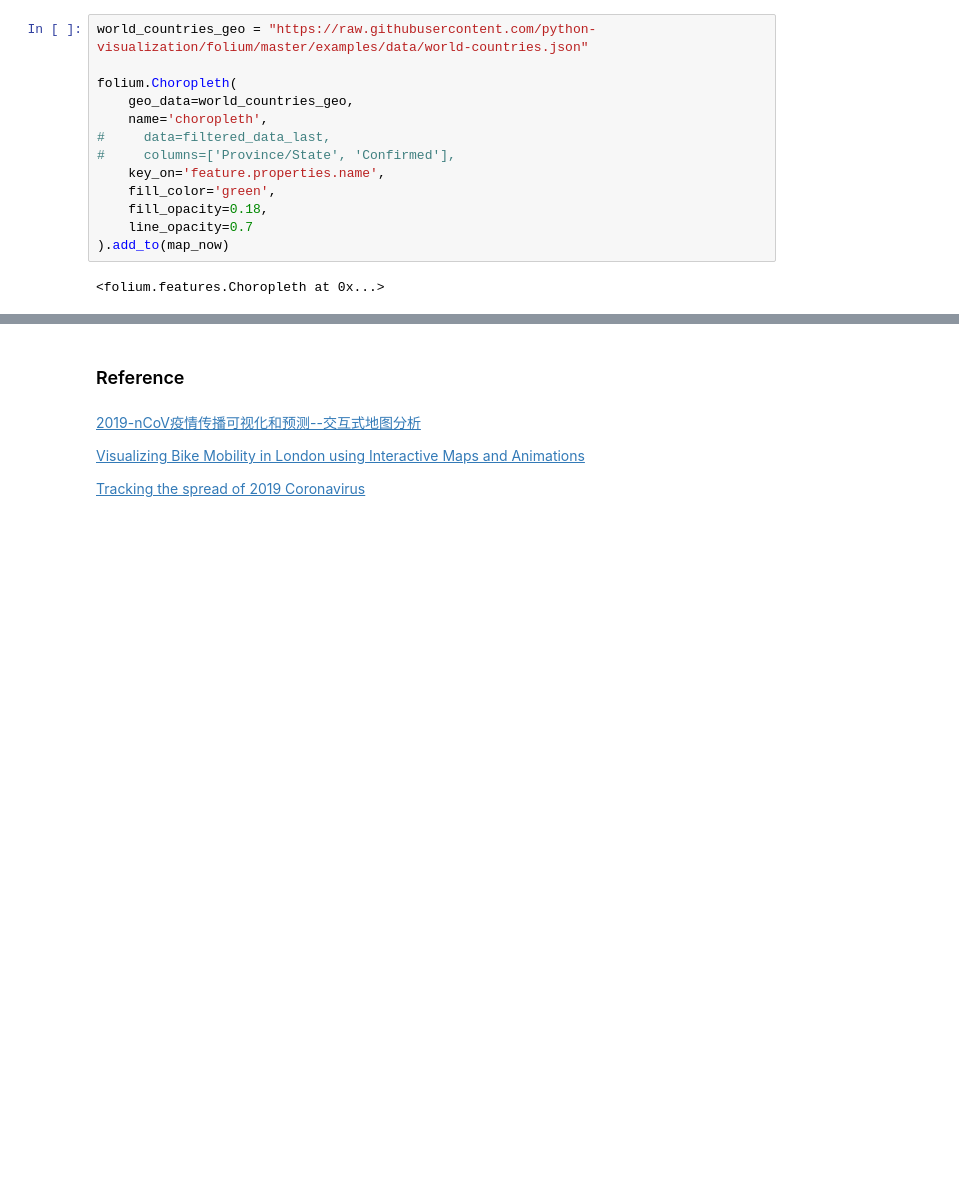
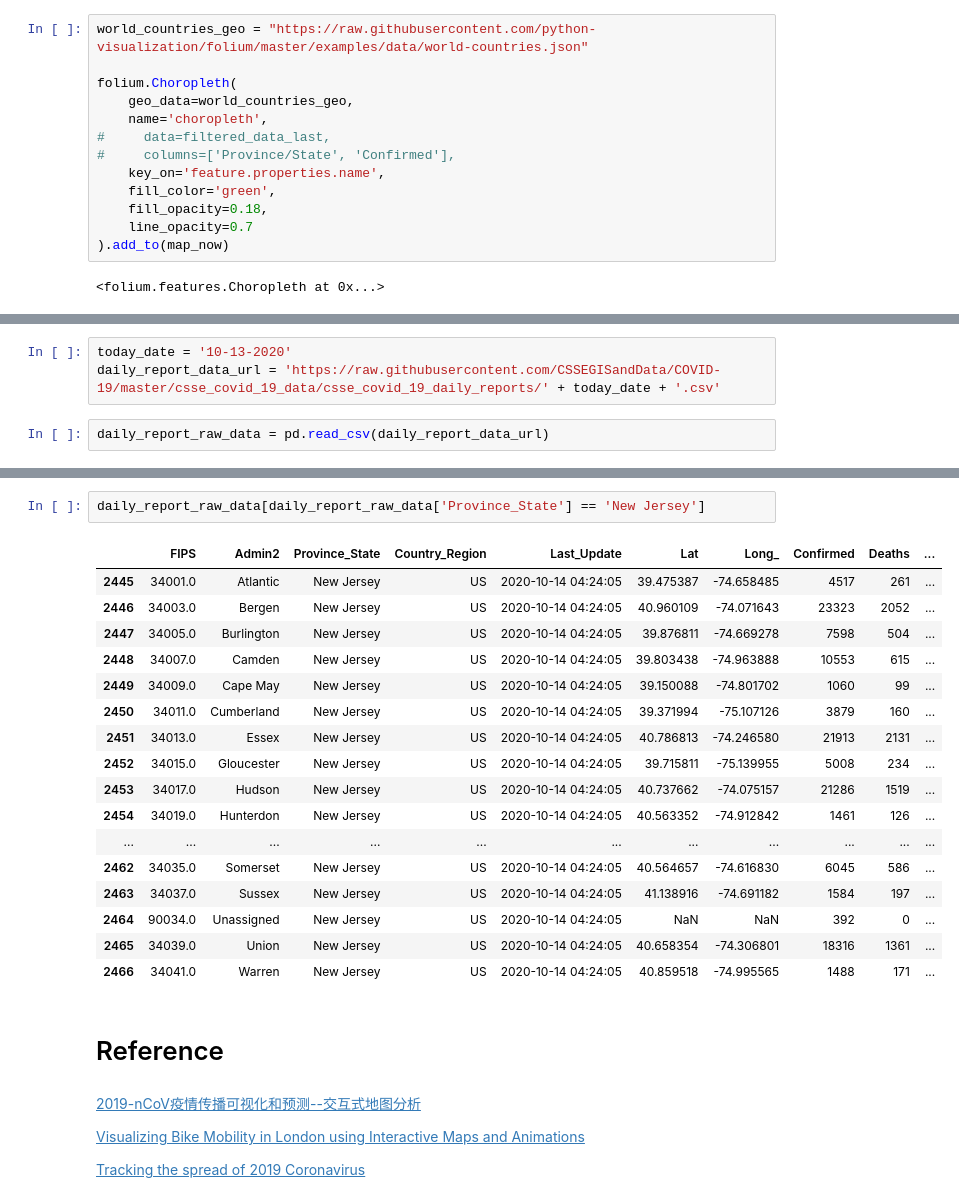
Before and after one commit to RedShuuu/Mix, a Jupyter notebook: COVID19/covid_data_analysis.ipynb, the cells around one changed output, grey strips where cells are left out. Drawn from its saved outputs; the diff is of its cells as text; blank space fills up the shorter version.

```diff
--- a/COVID19/covid_data_analysis.ipynb
+++ b/COVID19/covid_data_analysis.ipynb
@@ -240,0 +307,5 @@ map_now
+# %%
+today_date = '10-13-2020'
+daily_report_data_url = 'https://raw.githubusercontent.com/CSSEGISandData/COVID-19/master/csse_covid_19_data/csse_covid_19_daily_reports/' + today_date + '.csv'
+# %%
+daily_report_raw_data = pd.read_csv(daily_report_data_url)
@@ -241,5 +321,25 @@ map_now
+# %%
+daily_report_raw_data[daily_report_raw_data['Province_State'] == 'New Jersey']
+# %% [output]
+|  | FIPS | Admin2 | Province_State | Country_Region | Last_Update | Lat | Long_ | Confirmed | Deaths | ... |
+| 2445 | 34001.0 | Atlantic | New Jersey | US | 2020-10-14 04:24:05 | 39.475387 | -74.658485 | 4517 | 261 | ... |
+| 2446 | 34003.0 | Bergen | New Jersey | US | 2020-10-14 04:24:05 | 40.960109 | -74.071643 | 23323 | 2052 | ... |
+| 2447 | 34005.0 | Burlington | New Jersey | US | 2020-10-14 04:24:05 | 39.876811 | -74.669278 | 7598 | 504 | ... |
+| 2448 | 34007.0 | Camden | New Jersey | US | 2020-10-14 04:24:05 | 39.803438 | -74.963888 | 10553 | 615 | ... |
+| 2449 | 34009.0 | Cape May | New Jersey | US | 2020-10-14 04:24:05 | 39.150088 | -74.801702 | 1060 | 99 | ... |
+| 2450 | 34011.0 | Cumberland | New Jersey | US | 2020-10-14 04:24:05 | 39.371994 | -75.107126 | 3879 | 160 | ... |
+| 2451 | 34013.0 | Essex | New Jersey | US | 2020-10-14 04:24:05 | 40.786813 | -74.246580 | 21913 | 2131 | ... |
+| 2452 | 34015.0 | Gloucester | New Jersey | US | 2020-10-14 04:24:05 | 39.715811 | -75.139955 | 5008 | 234 | ... |
+| 2453 | 34017.0 | Hudson | New Jersey | US | 2020-10-14 04:24:05 | 40.737662 | -74.075157 | 21286 | 1519 | ... |
+| 2454 | 34019.0 | Hunterdon | New Jersey | US | 2020-10-14 04:24:05 | 40.563352 | -74.912842 | 1461 | 126 | ... |
+| ... | ... | ... | ... | ... | ... | ... | ... | ... | ... | ... |
+| 2462 | 34035.0 | Somerset | New Jersey | US | 2020-10-14 04:24:05 | 40.564657 | -74.616830 | 6045 | 586 | ... |
+| 2463 | 34037.0 | Sussex | New Jersey | US | 2020-10-14 04:24:05 | 41.138916 | -74.691182 | 1584 | 197 | ... |
+| 2464 | 90034.0 | Unassigned | New Jersey | US | 2020-10-14 04:24:05 | NaN | NaN | 392 | 0 | ... |
+| 2465 | 34039.0 | Union | New Jersey | US | 2020-10-14 04:24:05 | 40.658354 | -74.306801 | 18316 | 1361 | ... |
+| 2466 | 34041.0 | Warren | New Jersey | US | 2020-10-14 04:24:05 | 40.859518 | -74.995565 | 1488 | 171 | ... |
 # %% [markdown]
-### Reference
+# Reference
 # %% [markdown]
 [2019-nCoV疫情传播可视化和预测--交互式地图分析
 ](https://www.kesci.com/home/project/5e44d8d15f2816002cec62a0)
```
Also changed, not shown: parts of 55 cells of this notebook, 1 other file.
